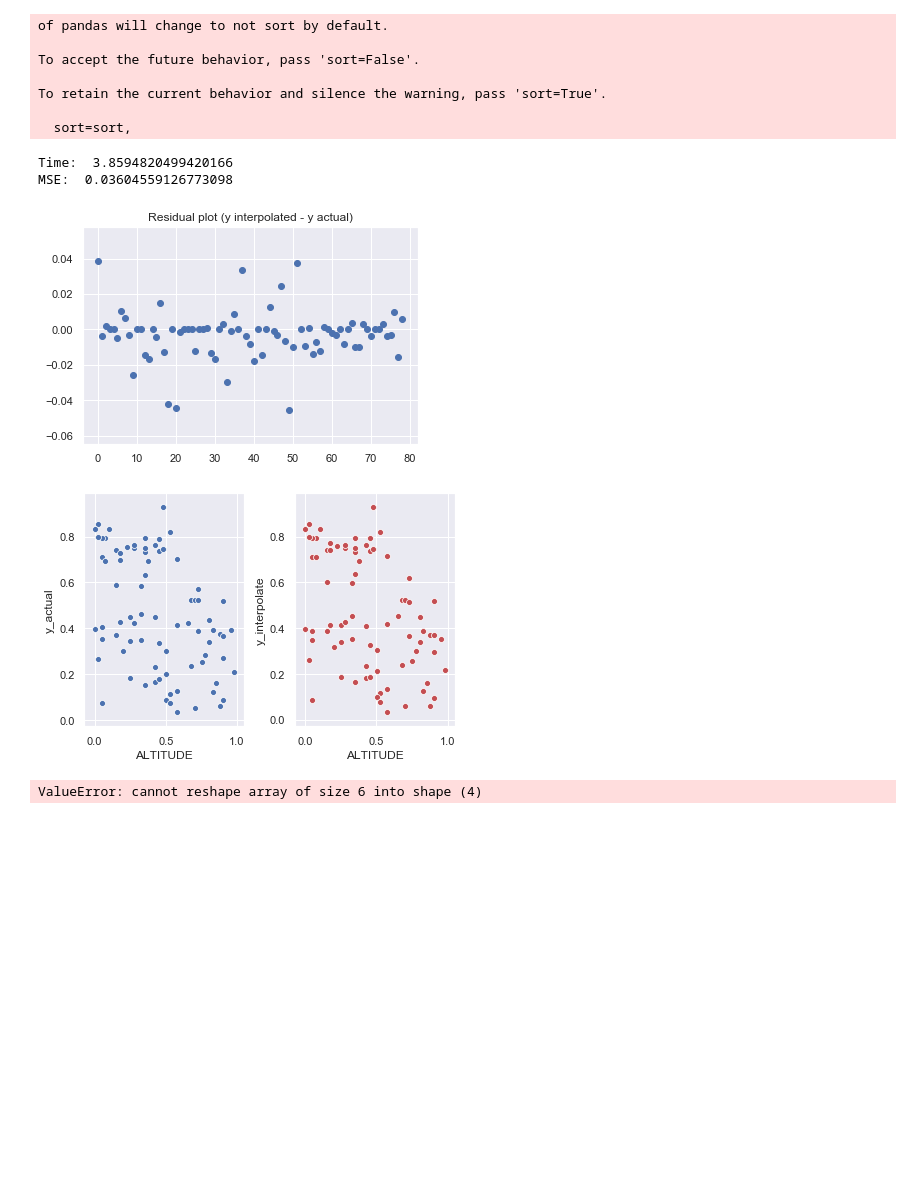
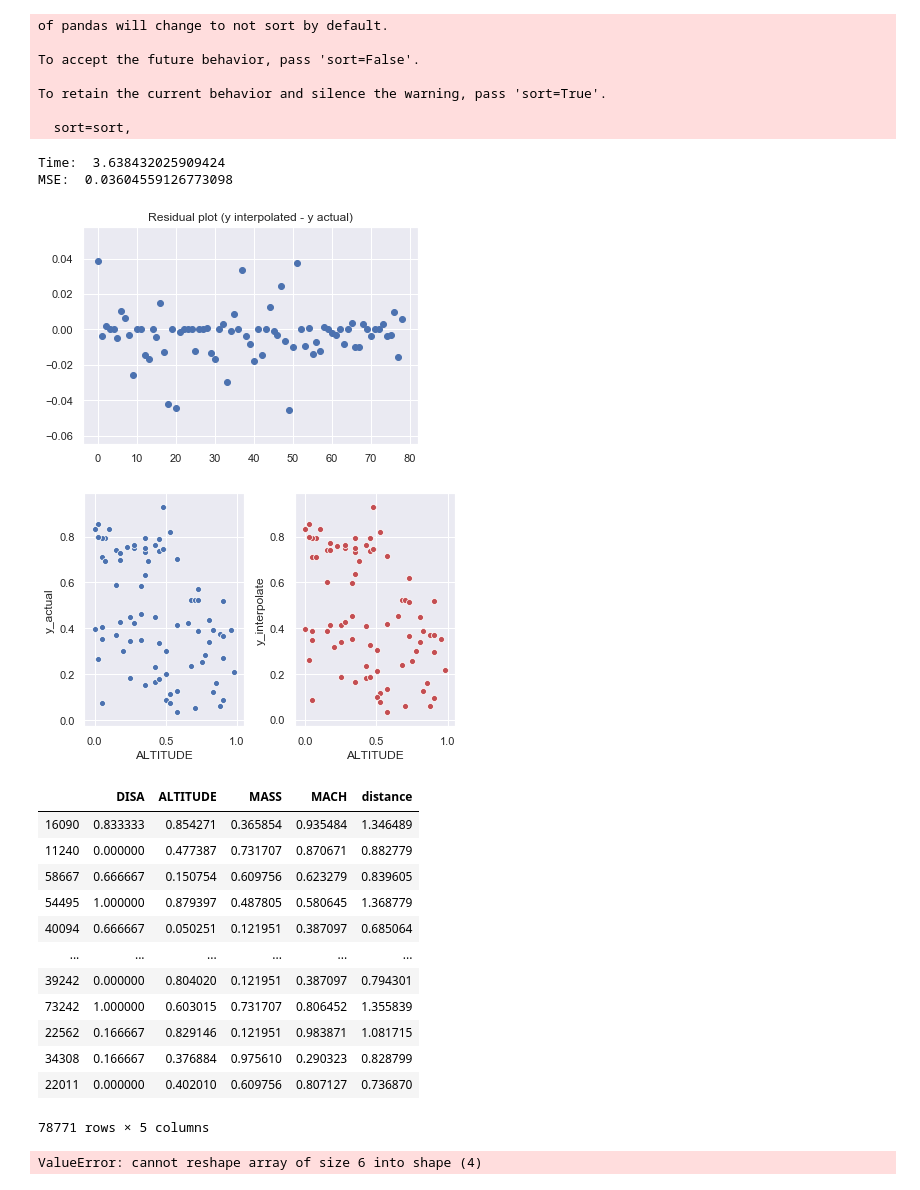
Before and after one commit to Navidhaddad/Interpolation-jeppesen, a Jupyter notebook: test_jepperson.ipynb, the cells around one changed output. Drawn from its saved outputs; the diff is of its cells as text; code cells hidden in the pictures; blank space fills up the shorter version.

```diff
--- a/test_jepperson.ipynb
+++ b/test_jepperson.ipynb
@@ -84,10 +84,6 @@ for i in range(len(X_test)):
 
 end = time.time()
 
-X_train = X_train.drop(['distance'], axis=1)
-test = 0
-y_check = 0
-
 print('Time: ',end - start)
 print('MSE: ', mean_squared_error(output[0], output[1]))
 
@@ -111,10 +107,26 @@ To accept the future behavior, pass 'sort=False'.
 To retain the current behavior and silence the warning, pass 'sort=True'.
 
   sort=sort,
-Time:  3.8594820499420166
+Time:  3.638432025909424
 MSE:  0.03604559126773098
 [figure]
 [figure]
+# %%
+X_train
+# %% [output]
+|  | DISA | ALTITUDE | MASS | MACH | distance |
+| 16090 | 0.833333 | 0.854271 | 0.365854 | 0.935484 | 1.346489 |
+| 11240 | 0.000000 | 0.477387 | 0.731707 | 0.870671 | 0.882779 |
+| 58667 | 0.666667 | 0.150754 | 0.609756 | 0.623279 | 0.839605 |
+| 54495 | 1.000000 | 0.879397 | 0.487805 | 0.580645 | 1.368779 |
+| 40094 | 0.666667 | 0.050251 | 0.121951 | 0.387097 | 0.685064 |
+| ... | ... | ... | ... | ... | ... |
+| 39242 | 0.000000 | 0.804020 | 0.121951 | 0.387097 | 0.794301 |
+| 73242 | 1.000000 | 0.603015 | 0.731707 | 0.806452 | 1.355839 |
+| 22562 | 0.166667 | 0.829146 | 0.121951 | 0.983871 | 1.081715 |
+| 34308 | 0.166667 | 0.376884 | 0.975610 | 0.290323 | 0.828799 |
+| 22011 | 0.000000 | 0.402010 | 0.609756 | 0.807127 | 0.736870 |
+78771 rows × 5 columns
 # %%
 ##################################################################
 
```
Also changed, not shown: 1 other file.
